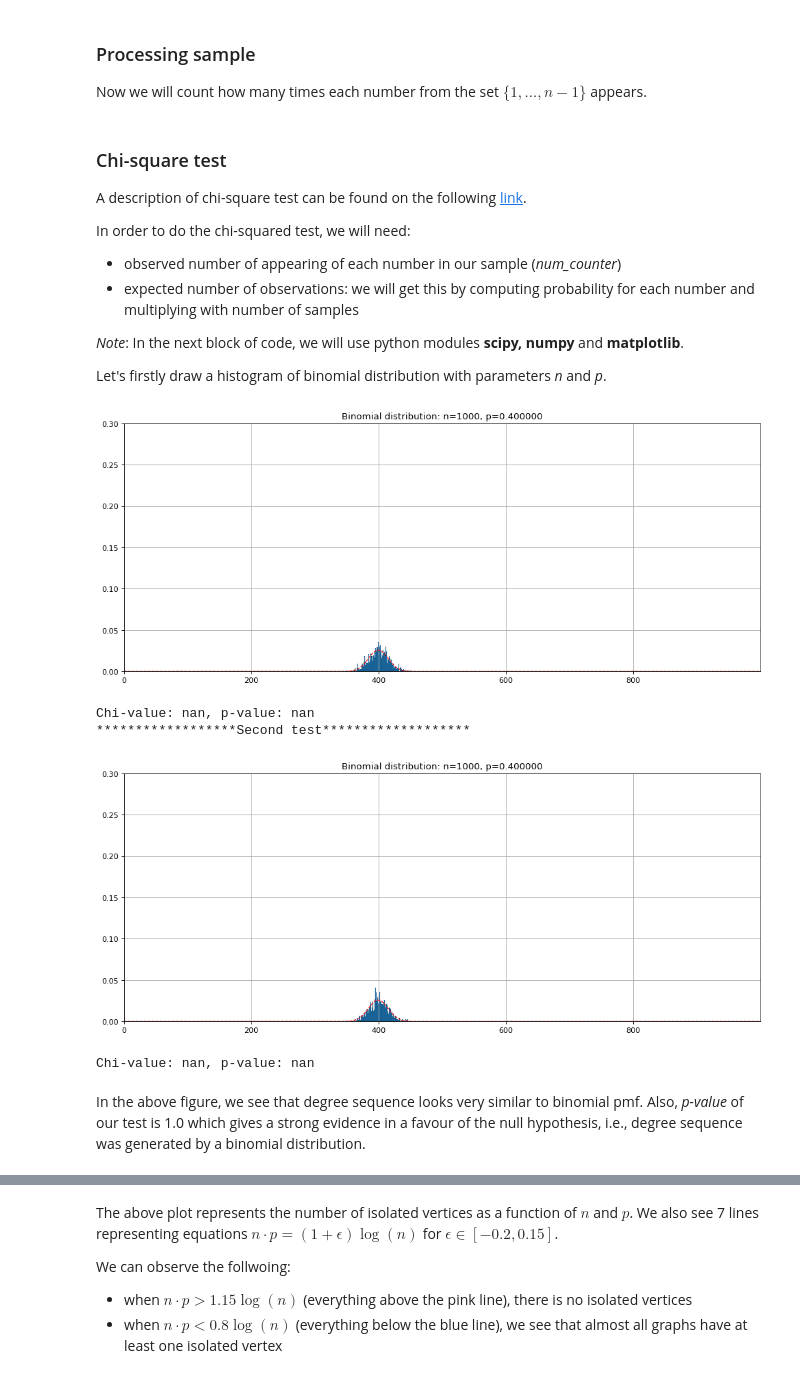
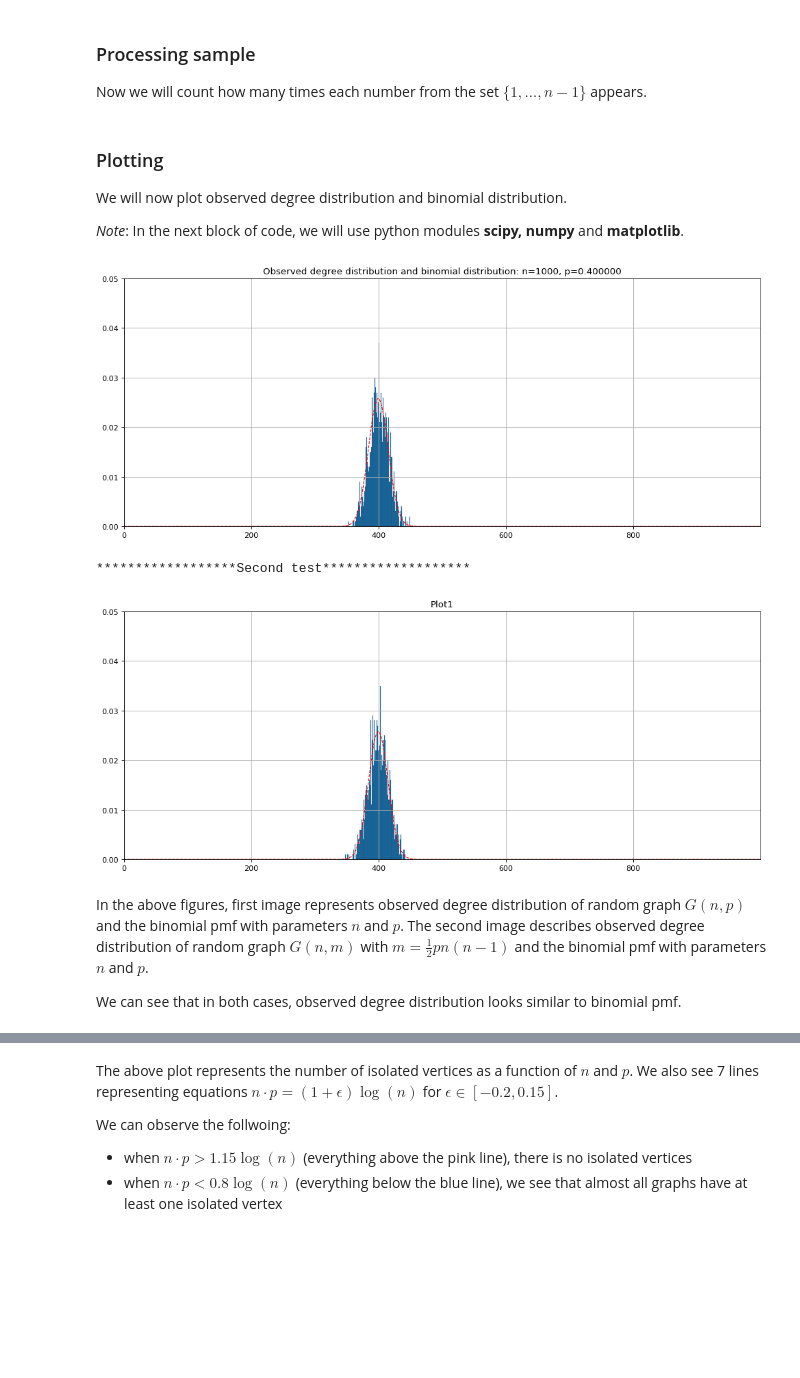
Before and after one commit to vladan-jovicic/ComplexNetworks, a Jupyter notebook: Notebooks/Assignment2.ipynb, the cells around one changed output, grey strips where cells are left out. Cells and saved outputs as stored; diff of their text form; code cells hidden in the pictures; blank space fills up the shorter version.

Commit message:
second assignment finished

```diff
--- a/Notebooks/Assignment2.ipynb
+++ b/Notebooks/Assignment2.ipynb
@@ -47,61 +48,48 @@ for i in range(n):
 for d1, d2 in zip(g_degree_sequence, g1_degree_sequence):
     num_counter[d1] += 1
     num_counterG1[d2] += 1
-# %% [markdown]
-### Chi-square test
-
-A description of chi-square test can be found on the following [link](https://en.wikipedia.org/wiki/Chi-squared_test).
-
-In order to do the chi-squared test, we will need:
-- observed number of appearing of each number in our sample (*num_counter*)
-- expected number of observations: we will get this by computing probability for each number and multiplying with number of samples
-
-*Note*: In the next block of code, we will use python modules **scipy, numpy** and **matplotlib**.
-
-Let's firstly draw a histogram of binomial distribution with parameters *n* and *p*.
+# %% [markdown]
+### Plotting
+
+We will now plot observed degree distribution and binomial distribution.
+
+*Note*: In the next block of code, we will use python modules **scipy, numpy** and **matplotlib**.
 # %%
 import scipy.stats as stat
 import numpy as np
 import matplotlib.pyplot as plt
 
 def plot_test(n, p, degree_sequence, counter, title="Plot"):
     # plot setup
     plt.figure(num=None, figsize=(15, 6), dpi=80, facecolor='white', edgecolor='green')
 
     # Binomial pmf with parameters n-1, p
     x_axis = np.linspace(0, n-1, n)
     y_axis = np.array([stat.binom.pmf(i, n-1, p) for i in range(n)]) #stat.binom.pmf(x_axis, n-1, p)
     # display degree distribution and binomial pmf
     #print("deg seq")
     #print(degree_sequence)
     my_counter, bins, patches = plt.hist(degree_sequence, x_axis, normed=1.0, edgecolor='k', linewidth=0.1)
-    plt.title("Binomial distribution: n=%d, p=%f" % (n, p))
+    plt.title(title)
     plt.plot(x_axis, y_axis, 'r--', linewidth=1)
     plt.grid(True)
-    plt.axis([0, n-1, 0, 0.3])
+    plt.axis([0, n-1, 0, 0.05])
     plt.show()
 
-# compute observed and expected
-    observed = np.array([counter[i] for i in range(n)]) # fix this.
-    expected = y_axis * n  #we multiply it by number of observations
-
-# do the test
-    chi, p_value = stat.chisquare(observed, expected, ddof=n-1)
-    print("Chi-value: %f, p-value: %f" % (chi, p_value))
-
 # G(n, p) model
-plot_test(n, p, g_degree_sequence, num_counter, title="Plot2")
+plot_test(n, p, g_degree_sequence, num_counter,
+          title="Observed degree distribution and binomial distribution: n=%d, p=%f" % (n, p))
 print("******************Second test*******************")
 num_counterG1[0]=0
 plot_test(n, p, g1_degree_sequence, num_counterG1, title="Plot1")
 # %% [output]
-[figure, old version]
+[figure, new version]
-Chi-value: nan, p-value: nan
 ******************Second test*******************
-[figure, old version]
+[figure, new version]
-Chi-value: nan, p-value: nan
-# %% [markdown]
-In the above figure, we see that degree sequence looks very similar to binomial pmf. Also, *p-value* of our test is 1.0 which gives a strong evidence in a favour of the null hypothesis, i.e., degree sequence was generated by a binomial distribution.
+# %% [markdown]
+In the above figures, first image represents observed degree distribution of random graph $G(n, p)$ and the binomial pmf with parameters $n$ and $p$. The second image describes observed degree distribution of random graph $G(n, m)$ with $m = \frac{1}{2}pn(n-1)$ and the binomial pmf with parameters $n$ and $p$.
+
+We can see that in both cases, observed degree distribution looks similar to binomial pmf.
 # %% [markdown]
 ## Exercise 2
 
```
Also changed, not shown: parts of 9 cells of this notebook, 29 other files.
